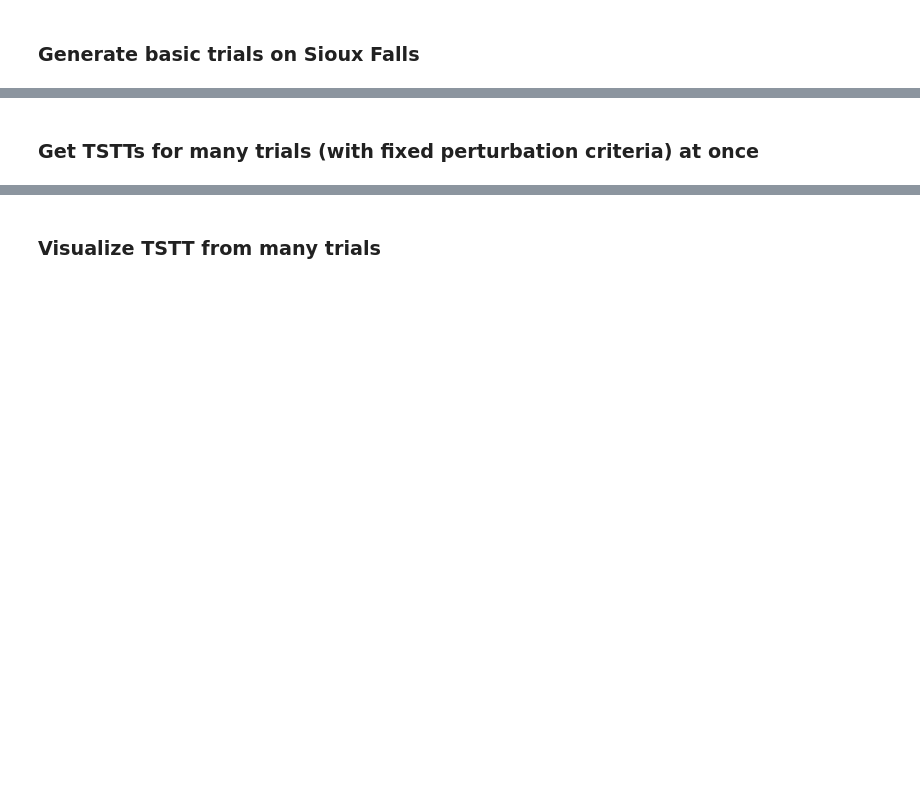
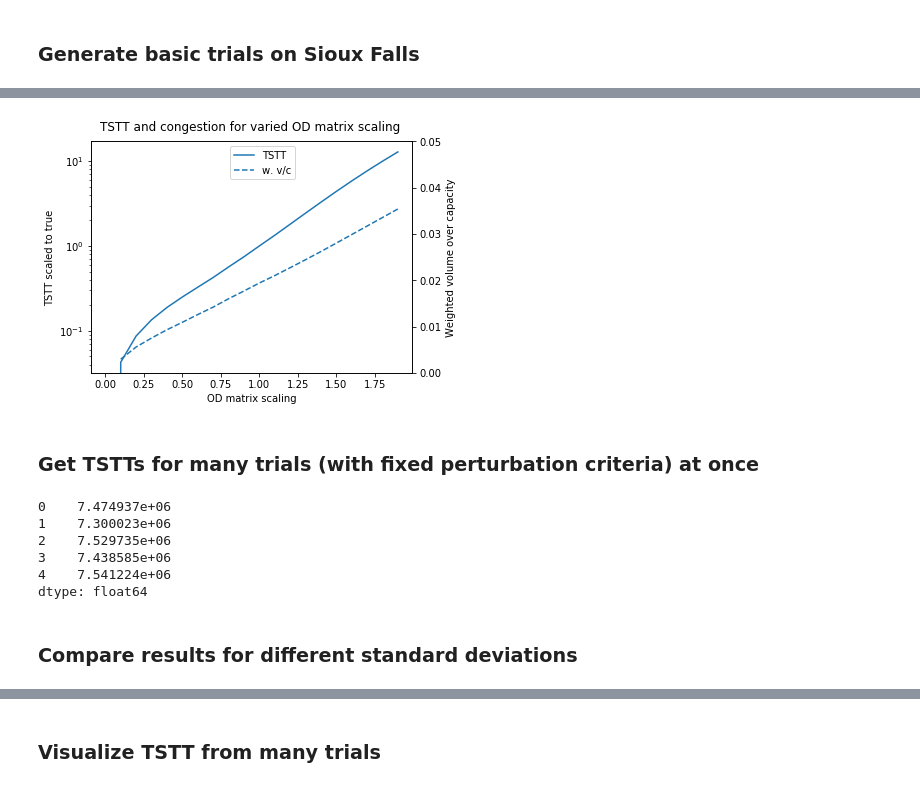
Before and after one commit to CarlinLiao/od-perturbation, a Jupyter notebook: automation.ipynb, the cells around one changed output, grey strips where cells are left out. Saved outputs shown, nothing was run; the diff lists cells and outputs as text; code cells hidden in the pictures; blank space fills up the shorter version.

Commit message:
added weighted v/c calc

```diff
--- a/automation.ipynb
+++ b/automation.ipynb
@@ -79,3 +81,34 @@ dfres.to_csv("res.csv")
+# %%
+means = np.arange(0,2,.1)
+reses = [tap_trial("SiouxFalls_net.tntp", "SiouxFalls_trips.tntp", norm_mean=mean, norm_sd=0, returnDataFrame=False) for mean in means]
+tstts_scaled = np.array([r[0] for r in reses])/true_tstt
+congestions = [r[1] for r in reses]
+# %%
+def tstt_wvc_plot(inputs, tstts, congestions, input_name, log_input=False, log_tstt=False, output_fig_name=None):
+    fig, ax1 = plt.subplots()
+    ax1.set_xlabel(input_name)
+    ax1.set_ylabel('TSTT scaled to true')
+    ax1.plot(inputs, tstts, label='TSTT')
+    if log_input:
+        ax1.set_xscale('log')
+    if log_tstt:
+        ax1.set_yscale('log')
+
+    ax2 = ax1.twinx()
+    ax2.set_ylabel('Weighted volume over capacity')
+    ax2.plot(inputs, congestions, linestyle='--', label='w. v/c')
+    ax2.set_ylim(bottom=0, top=0.05)
+
+    fig.legend(loc=1, bbox_to_anchor=(0.65,1), bbox_transform=ax1.transAxes)
+    fig.suptitle('TSTT and congestion for varied {}'.format(input_name), y=1.02)
+    fig.tight_layout()
+    if output_fig_name:
+        plt.savefig(output_fig_name, dpi='figure')
+    plt.show()
+
+tstt_wvc_plot(means, tstts_scaled, congestions, 'OD matrix scaling', log_tstt=True)
+# %% [output]
+[figure, added]
 # %% [markdown]
 ### Get TSTTs for many trials (with fixed perturbation criteria) at once
 # %%
@@ -106,5 +139,15 @@ def tap_multi_trial(
         returnDataFrame=False
     ) for i in range(n)]
 
-tstts = tap_multi_trial("SiouxFalls_net.tntp", "SiouxFalls_trips.tntp", 10)
-print(tstts)
+rezzes = tap_multi_trial("SiouxFalls_net.tntp", "SiouxFalls_trips.tntp", 1000)
+tstts = pd.Series([r[0] for r in rezzes])
+tstts.head()
+# %% [output]
+0    7.474937e+06
+1    7.300023e+06
+2    7.529735e+06
+3    7.438585e+06
+4    7.541224e+06
+dtype: float64
+# %% [markdown]
+### Compare results for different standard deviations
```
Also changed, not shown: parts of 11 cells of this notebook, 2 other files.
